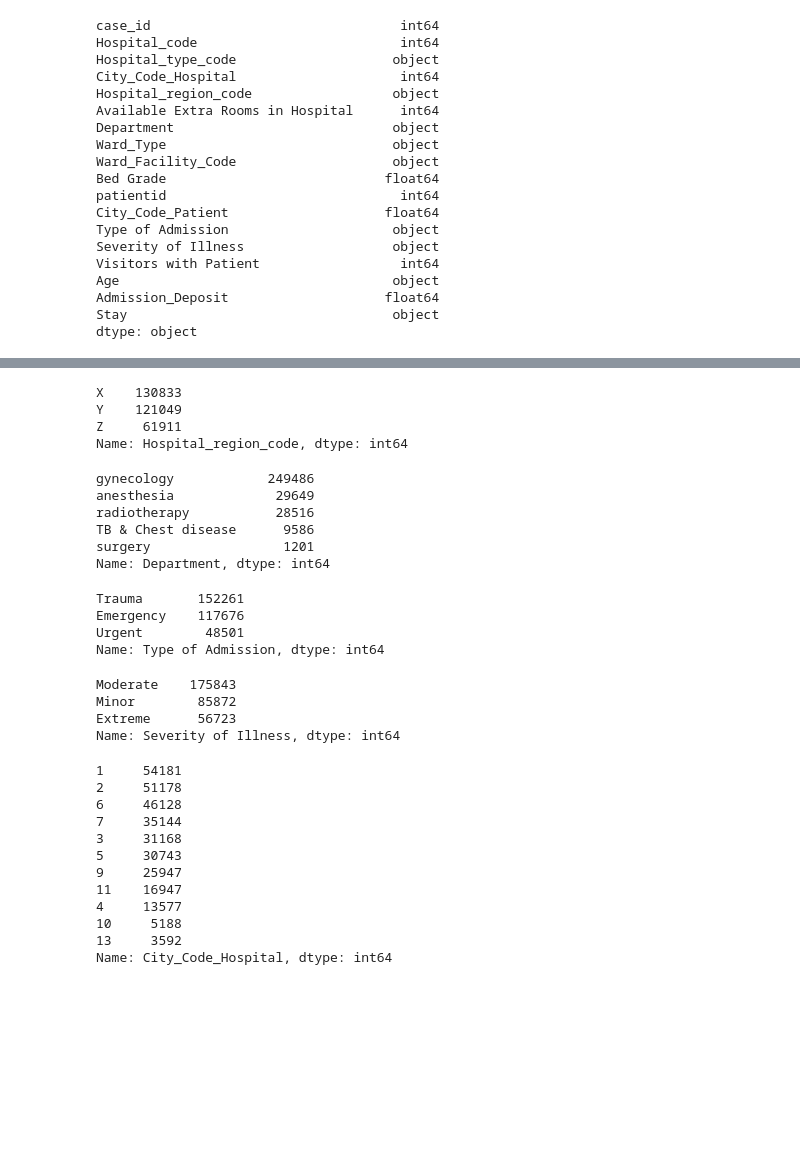
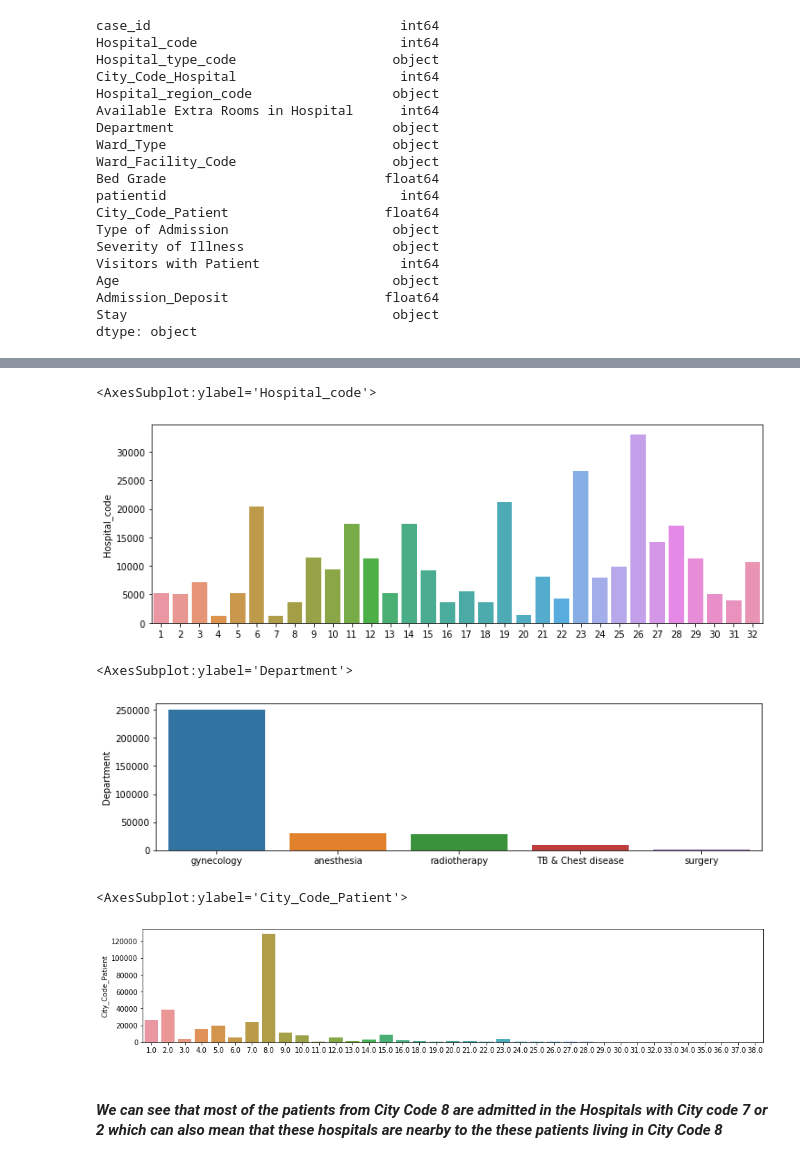
Before and after one commit to Sayan2777/HealthCare-Capstone-Project, a Jupyter notebook: Healthcare Project.ipynb, the cells around one changed output, grey strips where cells are left out. Drawn from its saved outputs; the diff is of its cells as text; code cells hidden in the pictures; blank space fills up the shorter version.

```diff
--- a/Healthcare Project.ipynb
+++ b/Healthcare Project.ipynb
@@ -196,45 +148,24 @@ Name: Ward_Facility_Code, dtype: int64
-# %%
-df_train['Hospital_region_code'].value_counts()
-# %% [output]
-X    130833
-Y    121049
-Z     61911
-Name: Hospital_region_code, dtype: int64
-# %%
-df_train['Department'].value_counts()
-# %% [output]
-gynecology            249486
-anesthesia             29649
-radiotherapy           28516
-TB & Chest disease      9586
-surgery                 1201
-Name: Department, dtype: int64
-# %%
-df_train['Type of Admission'].value_counts()
-# %% [output]
-Trauma       152261
-Emergency    117676
-Urgent        48501
-Name: Type of Admission, dtype: int64
-# %%
-df_train['Severity of Illness'].value_counts()
-# %% [output]
-Moderate    175843
-Minor        85872
-Extreme      56723
-Name: Severity of Illness, dtype: int64
-# %%
-df_train['City_Code_Hospital'].value_counts()
-# %% [output]
-1     54181
-2     51178
-6     46128
-7     35144
-3     31168
-5     30743
-9     25947
-11    16947
-4     13577
-10     5188
-13     3592
-Name: City_Code_Hospital, dtype: int64
+# %%
+plt.figure(figsize = (12,4))
+sns.barplot(x = df_train['Hospital_code'].value_counts().index, y = df_train['Hospital_code'].value_counts())
+# %% [output]
+<AxesSubplot:ylabel='Hospital_code'>
+[figure, added]
+# %%
+# To check which department has the most number of registered cases
+
+plt.figure(figsize = (12,3))
+sns.barplot(x = df_train['Department'].value_counts().index, y = df_train['Department'].value_counts())
+# %% [output]
+<AxesSubplot:ylabel='Department'>
+[figure, added]
+# %%
+# City code for patient
+
+plt.figure(figsize = (16,3))
+sns.barplot(x = df_train['City_Code_Patient'].value_counts().index, y = df_train['City_Code_Patient'].value_counts())
+# %% [output]
+<AxesSubplot:ylabel='City_Code_Patient'>
+[figure, added]
+# %% [markdown]
+#### _We can see that most of the patients from City Code 8 are admitted in the Hospitals with City code 7 or 2 which can also mean that these hospitals are nearby to the these patients living in City Code 8_
```
Also changed, not shown: parts of 26 cells of this notebook.
